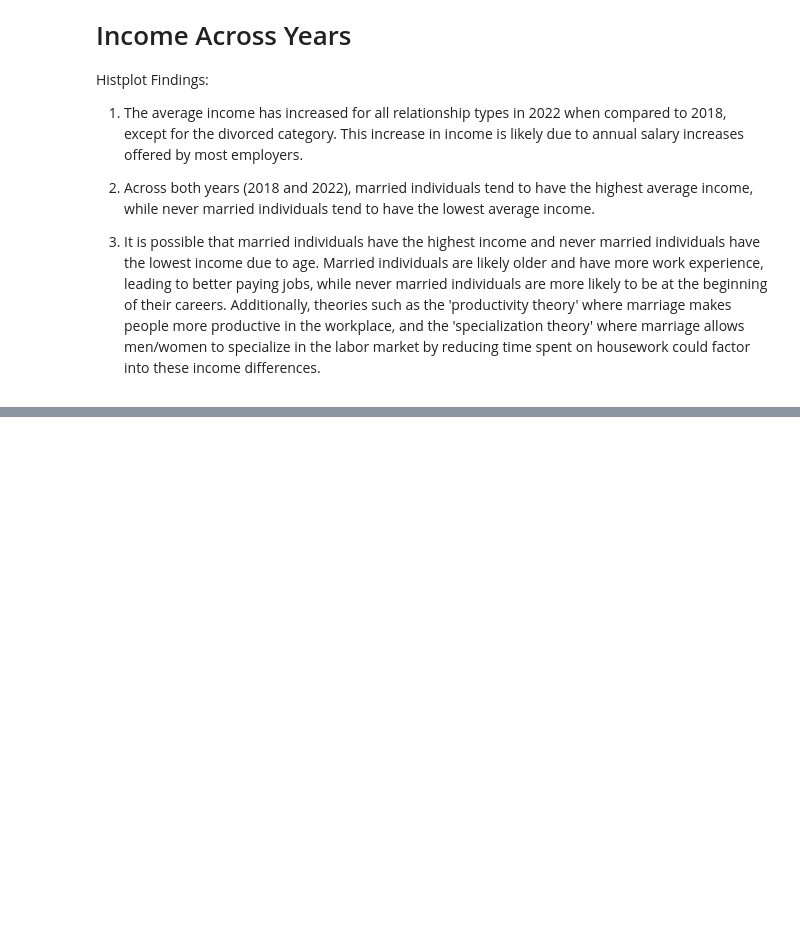
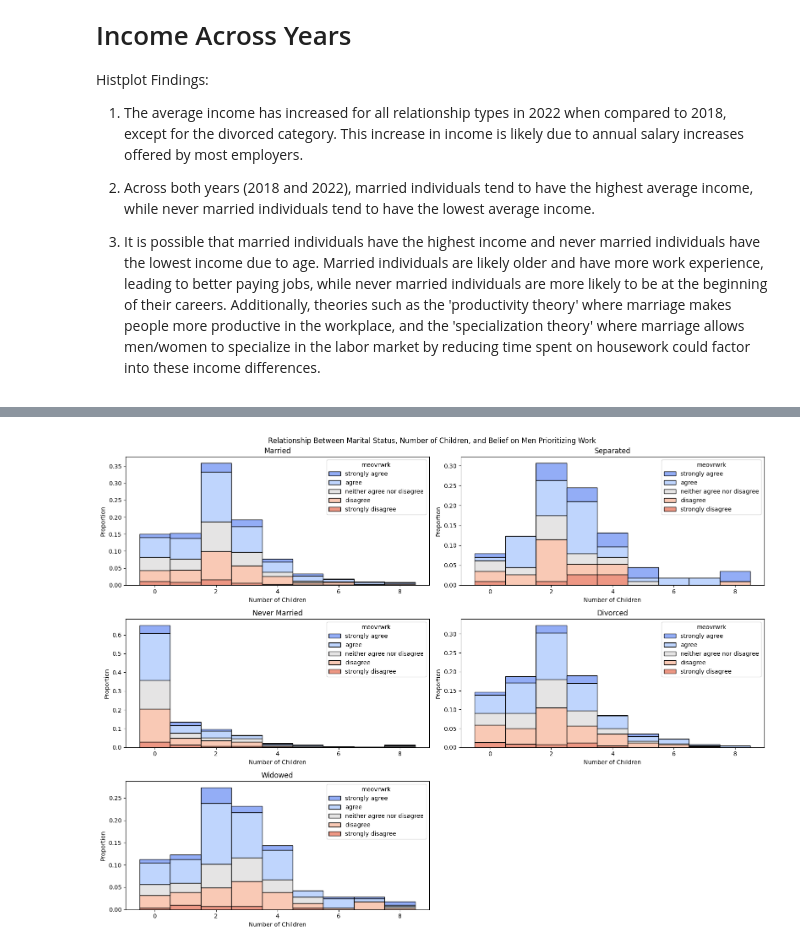
Before and after one commit to imdressel/project_gss, a Jupyter notebook: project1_Final_Visualizations.ipynb, the cells around one changed output, grey strips where cells are left out. Drawn from its saved outputs; the diff is of its cells as text; code cells hidden in the pictures; blank space fills up the shorter version.

```diff
--- a/project1_Final_Visualizations.ipynb
+++ b/project1_Final_Visualizations.ipynb
@@ -115,0 +274,30 @@ Histplot Findings:
+# %%
+fig, axes = plt.subplots(3, 2, figsize=(16,12))
+
+sns.histplot(data=df_married, x=pd.Categorical(df_married['childs']), hue=df_married['meovrwrk'], stat='proportion', multiple='stack', ax=axes[0,0],palette ="coolwarm")
+axes[0,0].set_title("Married")
+axes[0,0].set_xlabel("Number of Children")
+
+sns.histplot(data=df_separated, x=pd.Categorical(df_separated['childs']), hue=df_separated['meovrwrk'], stat='proportion', multiple='stack', ax=axes[0,1],palette ="coolwarm")
+axes[0,1].set_title("Separated")
+axes[0,1].set_xlabel("Number of Children")
+
+sns.histplot(data=df_nevermarried, x=pd.Categorical(df_nevermarried['childs']), hue=df_nevermarried['meovrwrk'], stat='proportion', multiple='stack', ax=axes[1,0],palette ="coolwarm")
+axes[1,0].set_title("Never Married")
+axes[1,0].set_xlabel("Number of Children")
+
+sns.histplot(data=df_divorced, x=pd.Categorical(df_divorced['childs']), hue=df_divorced['meovrwrk'], stat='proportion', multiple='stack', ax=axes[1,1],palette ="coolwarm")
+axes[1,1].set_title("Divorced")
+axes[1,1].set_xlabel("Number of Children")
+
+sns.histplot(data=df_widowed, x=pd.Categorical(df_widowed['childs']), hue=df_widowed['meovrwrk'], stat='proportion', multiple='stack', ax=axes[2,0],palette ="coolwarm")
+axes[2,0].set_title("Widowed")
+axes[2,0].set_xlabel("Number of Children")
+
+fig.delaxes(axes[2, 1])
+
+plt.suptitle("Relationship Between Marital Status, Number of Children, and Belief on Men Prioritizing Work")
+plt.tight_layout()
+plt.show()
+# %% [output]
+[figure, added]
```
Also changed, not shown: parts of 15 cells of this notebook.
